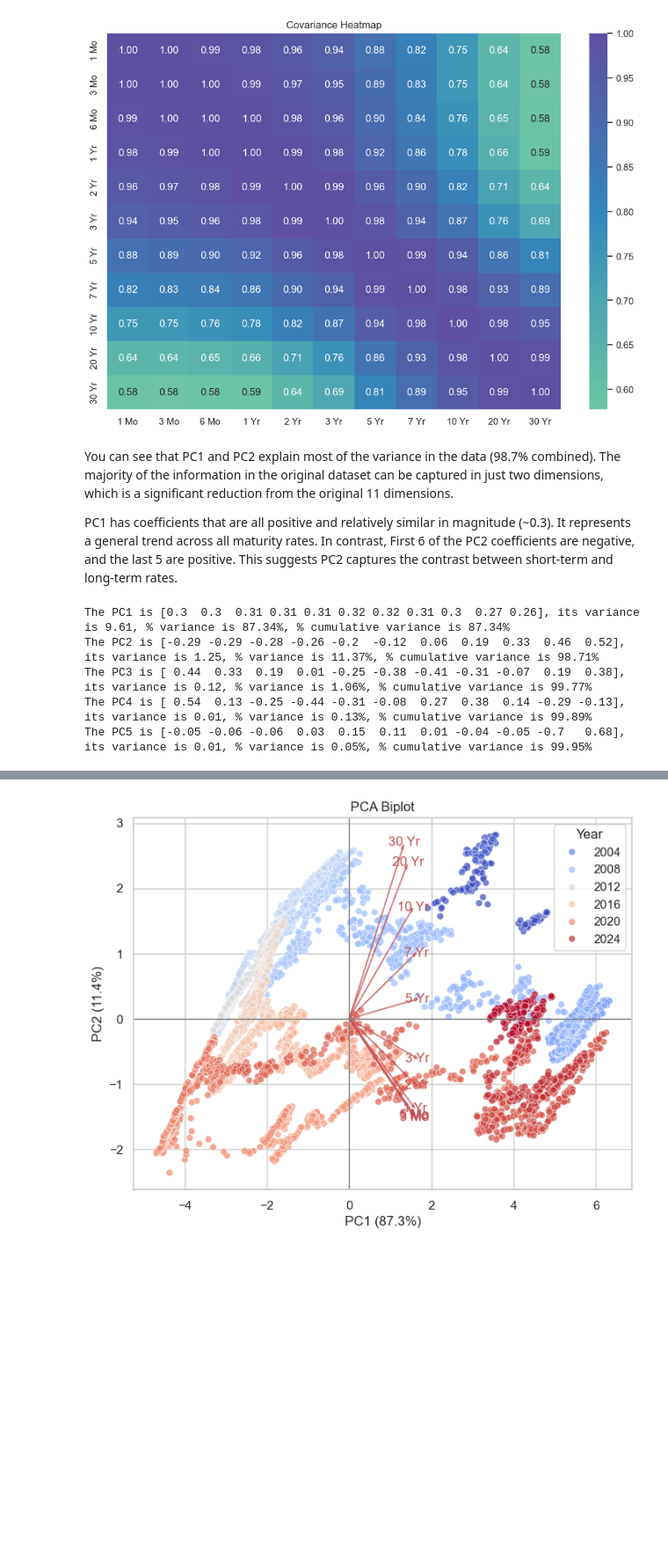
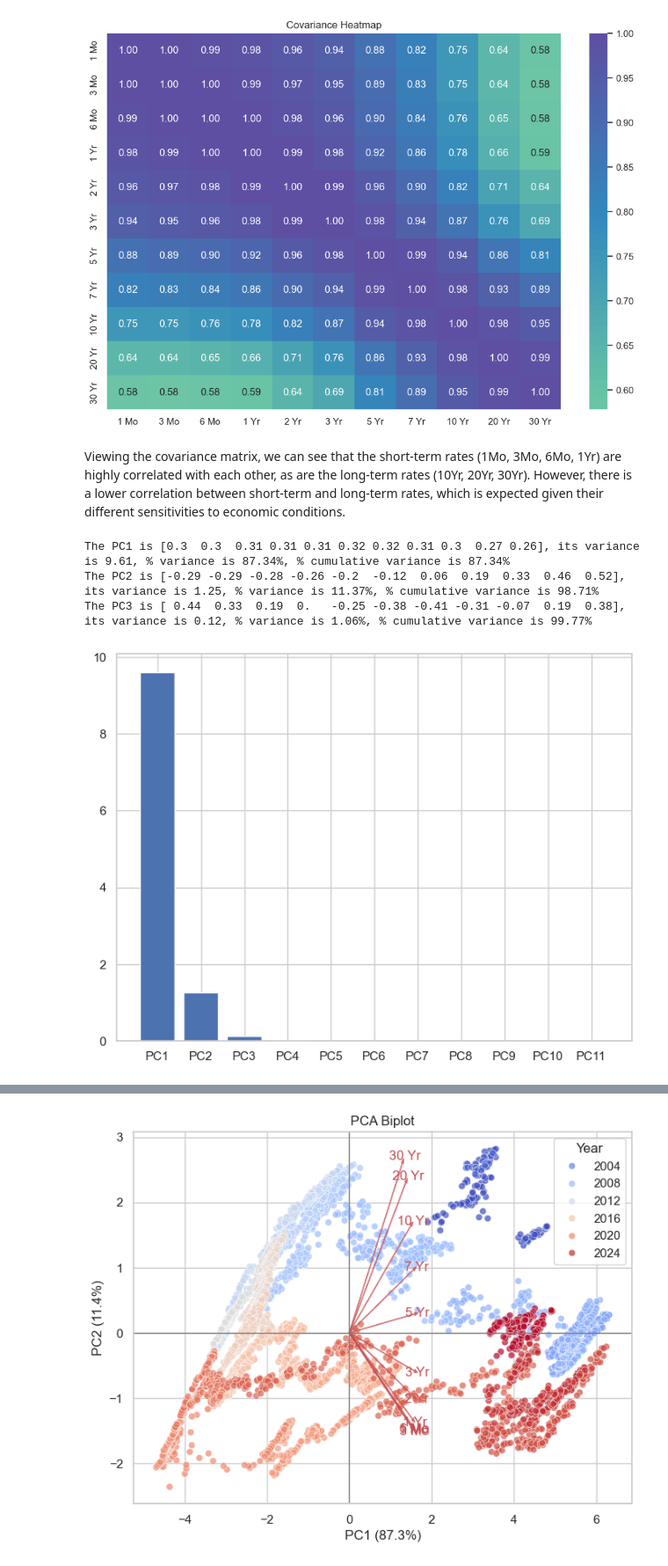
Before and after one commit to Pylon521/samanthaPortfolio, a Jupyter notebook: USTreasuryRatesScrapper/WebScrap_US_Treasury_Rate.ipynb, the cells around one changed output, grey strips where cells are left out. Shown at 88% size. Cells and saved outputs as stored; diff of their text form; code cells hidden in the pictures; blank space fills up the shorter version.

```diff
--- a/USTreasuryRatesScrapper/WebScrap_US_Treasury_Rate.ipynb
+++ b/USTreasuryRatesScrapper/WebScrap_US_Treasury_Rate.ipynb
@@ -197,13 +196,13 @@ data = data.set_index('Date')
 colnames=list(data.columns)
 # standardize df
 sc=StandardScaler()
-data=sc.fit_transform(data)
-data=pd.DataFrame(data)
+data1=sc.fit_transform(data)
+data1=pd.DataFrame(data1)
 
-data.columns = colnames
+data1.columns = colnames
 
 # covariance matrix
-cov=pd.DataFrame.cov(data)
+cov=pd.DataFrame.cov(data1)
 
 plt.figure(figsize=(12,8))
 sns.heatmap(cov, cmap="Spectral", center=0, annot=True, fmt=".2f")
@@ -212,22 +211,31 @@ plt.title("Covariance Heatmap")
 plt.show()
 # %% [output]
 [figure]
-# %% [markdown]
-You can see that PC1 and PC2 explain most of the variance in the data (98.7% combined). The majority of the information in the original dataset can be captured in just two dimensions, which is a significant reduction from the original 11 dimensions.
-
-PC1 has coefficients that are all positive and relatively similar in magnitude (~0.3). It represents a general trend across all maturity rates. In contrast, First 6 of the PC2 coefficients are negative, and the last 5 are positive. This suggests PC2 captures the contrast between short-term and long-term rates.
+# %% [markdown]
+Viewing the covariance matrix, we can see that the short-term rates (1Mo, 3Mo, 6Mo, 1Yr) are highly correlated with each other, as are the long-term rates (10Yr, 20Yr, 30Yr). However, there is a lower correlation between short-term and long-term rates, which is expected given their different sensitivities to economic conditions.
 # %%
 eval, evec = LA.eig(cov)
-for i in range(5):
+for i in range(3):
     print('The PC{} is {}, its variance is {}, % variance is {}%, % cumulative variance is {}% '.format(
         i+1
         , np.round(evec[:, i],2)
         , round(eval[i],2)
         , round(eval[i]/eval.sum()*100,2)
         , round(eval[:i+1].sum()/eval.sum()*100,2)))
+
+data = clean_df[['Date', '1 Mo', '3 Mo', '6 Mo', '1 Yr',
+                 '2 Yr', '3 Yr', '5 Yr', '7 Yr', '10 Yr', '20 Yr', '30 Yr']].copy()
+data.dropna(inplace=True)
+data = data.set_index('Date')
+# bar graph
+PCs = [f'PC{i+1}' for i in range(11)]
+fig = plt.figure()
+ax = fig.add_axes([0,0,1,1])
+EigenValues = eval
+ax.bar(PCs,EigenValues)
+plt.show()
 # %% [output]
 The PC1 is [0.3  0.3  0.31 0.31 0.31 0.32 0.32 0.31 0.3  0.27 0.26], its variance is 9.61, % variance is 87.34%, % cumulative variance is 87.34%
 The PC2 is [-0.29 -0.29 -0.28 -0.26 -0.2  -0.12  0.06  0.19  0.33  0.46  0.52], its variance is 1.25, % variance is 11.37%, % cumulative variance is 98.71%
-The PC3 is [ 0.44  0.33  0.19  0.01 -0.25 -0.38 -0.41 -0.31 -0.07  0.19  0.38], its variance is 0.12, % variance is 1.06%, % cumulative variance is 99.77%
-The PC4 is [ 0.54  0.13 -0.25 -0.44 -0.31 -0.08  0.27  0.38  0.14 -0.29 -0.13], its variance is 0.01, % variance is 0.13%, % cumulative variance is 99.89%
-The PC5 is [-0.05 -0.06 -0.06  0.03  0.15  0.11  0.01 -0.04 -0.05 -0.7   0.68], its variance is 0.01, % variance is 0.05%, % cumulative variance is 99.95%
+The PC3 is [ 0.44  0.33  0.19  0.   -0.25 -0.38 -0.41 -0.31 -0.07  0.19  0.38], its variance is 0.12, % variance is 1.06%, % cumulative variance is 99.77%
+[figure, added]
```
Also changed, not shown: parts of 13 cells of this notebook, 11 other files.
